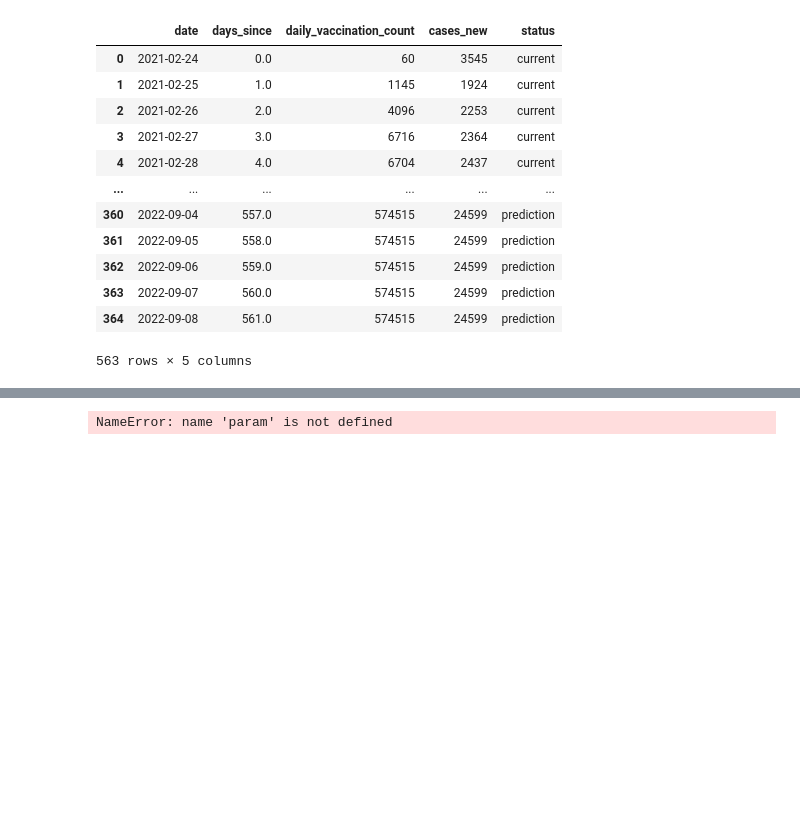
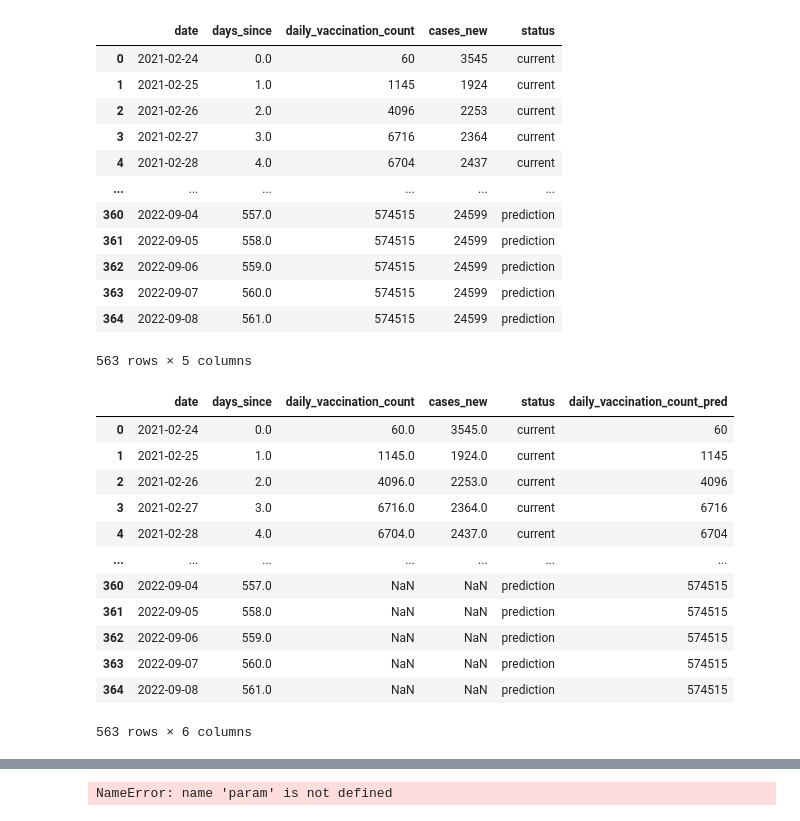
Before and after one commit to aarontanx/covid19-Malaysia-Analysis, a Jupyter notebook: Regression V2.ipynb, the cells around one changed output, grey strips where cells are left out. Cells and saved outputs as stored; diff of their text form; code cells hidden in the pictures; blank space fills up the shorter version.

```diff
--- a/Regression V2.ipynb
+++ b/Regression V2.ipynb
@@ -139,6 +152,22 @@ dfCombined
 | 363 | 2022-09-07 | 560.0 | 574515 | 24599 | prediction |
 | 364 | 2022-09-08 | 561.0 | 574515 | 24599 | prediction |
 563 rows × 5 columns
+# %%
+tmp
+# %% [output]
+|  | date | days_since | daily_vaccination_count | cases_new | status | daily_vaccination_count_pred |
+| 0 | 2021-02-24 | 0.0 | 60.0 | 3545.0 | current | 60 |
+| 1 | 2021-02-25 | 1.0 | 1145.0 | 1924.0 | current | 1145 |
+| 2 | 2021-02-26 | 2.0 | 4096.0 | 2253.0 | current | 4096 |
+| 3 | 2021-02-27 | 3.0 | 6716.0 | 2364.0 | current | 6716 |
+| 4 | 2021-02-28 | 4.0 | 6704.0 | 2437.0 | current | 6704 |
+| ... | ... | ... | ... | ... | ... | ... |
+| 360 | 2022-09-04 | 557.0 | NaN | NaN | prediction | 574515 |
+| 361 | 2022-09-05 | 558.0 | NaN | NaN | prediction | 574515 |
+| 362 | 2022-09-06 | 559.0 | NaN | NaN | prediction | 574515 |
+| 363 | 2022-09-07 | 560.0 | NaN | NaN | prediction | 574515 |
+| 364 | 2022-09-08 | 561.0 | NaN | NaN | prediction | 574515 |
+563 rows × 6 columns
 # %%
 figure(figsize=(8, 6), dpi=80)
 
```
Also changed, not shown: parts of 10 cells of this notebook, 6 other files.
